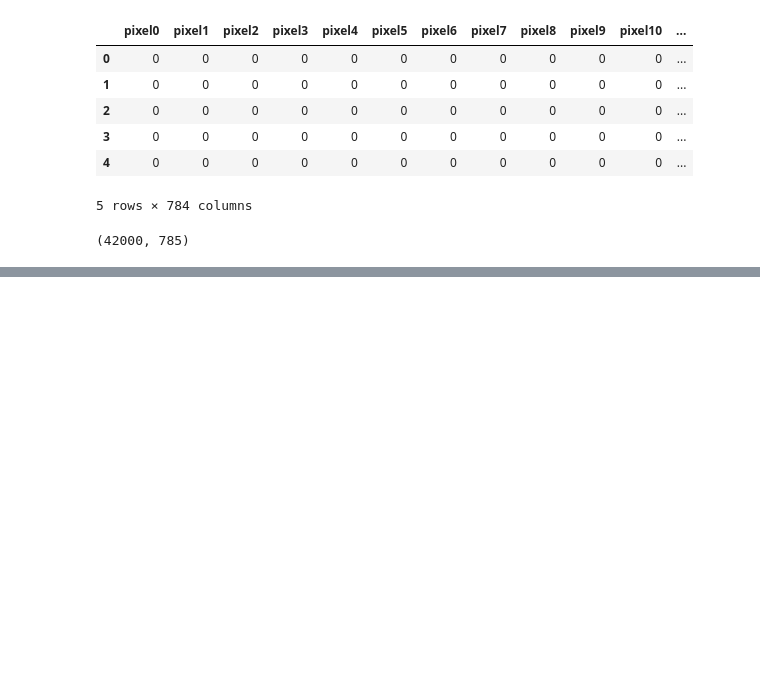
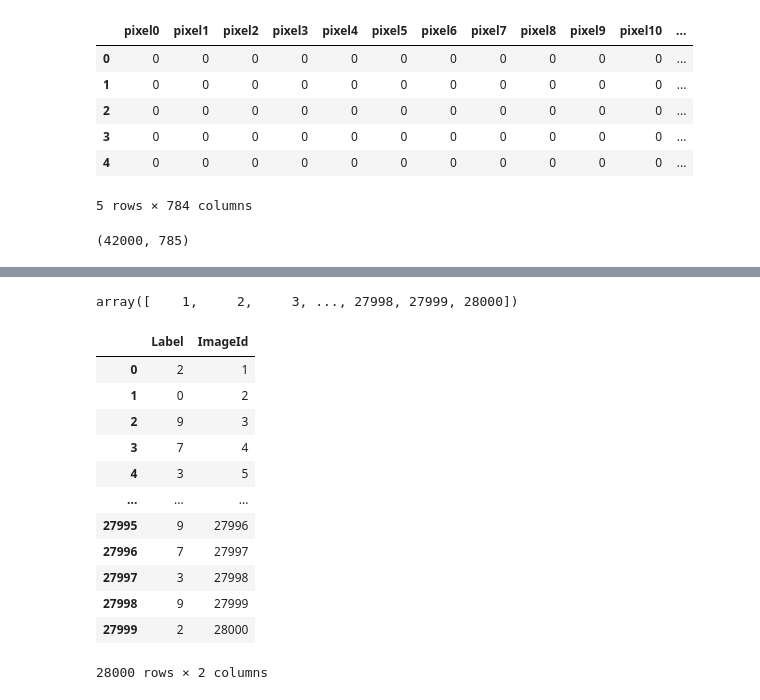
Before and after one commit to topguns837/MNIST_digit_recognizer, a Jupyter notebook: MNIST.ipynb, the cells around one changed output, grey strips where cells are left out. Saved outputs shown, nothing was run; the diff lists cells and outputs as text; code cells hidden in the pictures; blank space fills up the shorter version.

```diff
--- a/MNIST.ipynb
+++ b/MNIST.ipynb
@@ -57,0 +252,3 @@ plt.show()
+# %%
+validation_preds = pd.DataFrame(validation_preds)
+validation_preds
@@ -57,0 +269,7 @@ plt.show()
+# %%
+validation_preds.columns = ["Labels"]
+# %%
+indexes = np.arange(1,28001)
+indexes
+# %% [output]
+array([    1,     2,     3, ..., 27998, 27999, 28000])
@@ -57,0 +278,20 @@ plt.show()
+# %%
+validation_preds["ImageId"] = indexes
+validation_preds.drop(["ImageId\t"],inplace = True, axis = 1)
+# %%
+validation_preds.columns = ["Label","ImageId"]
+validation_preds
+# %% [output]
+|  | Label | ImageId |
+| 0 | 2 | 1 |
+| 1 | 0 | 2 |
+| 2 | 9 | 3 |
+| 3 | 7 | 4 |
+| 4 | 3 | 5 |
+| ... | ... | ... |
+| 27995 | 9 | 27996 |
+| 27996 | 7 | 27997 |
+| 27997 | 3 | 27998 |
+| 27998 | 9 | 27999 |
+| 27999 | 2 | 28000 |
+28000 rows × 2 columns
```
Also changed, not shown: parts of 28 cells of this notebook.
